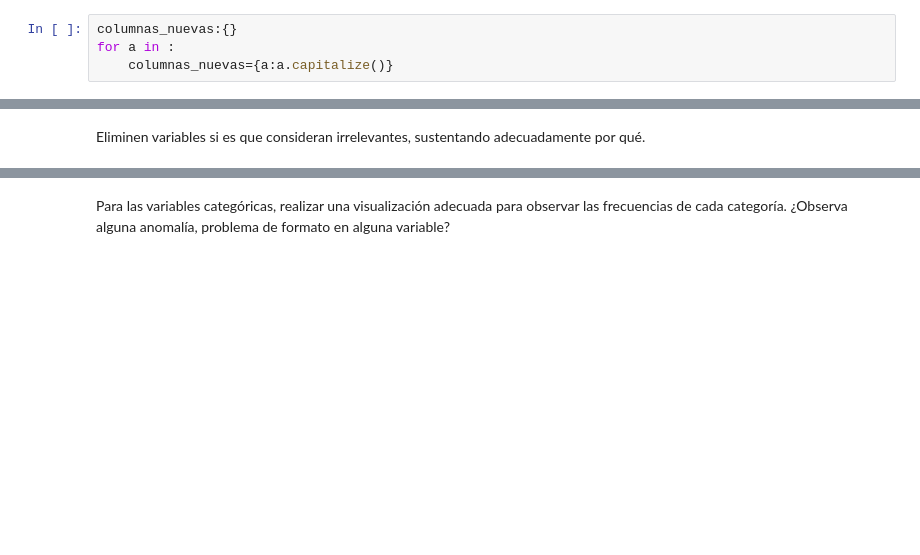
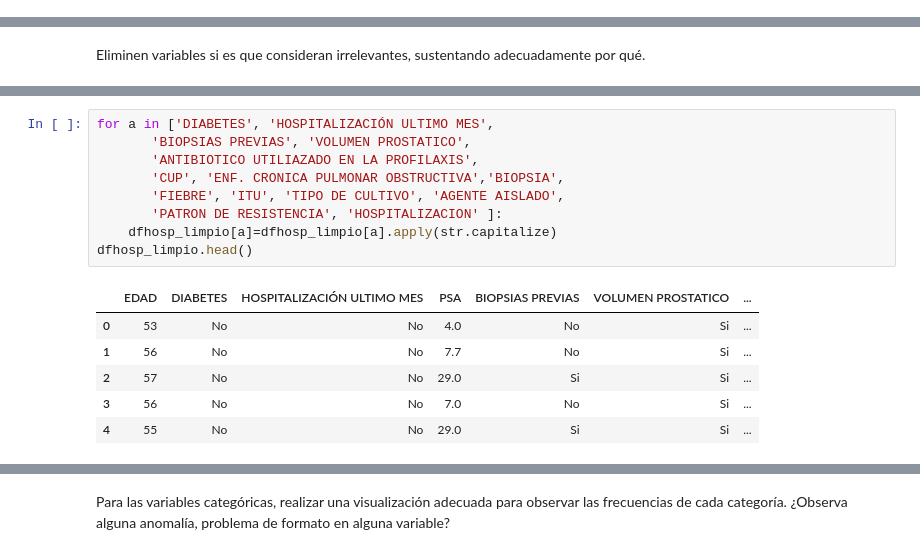
Before and after one commit to JUrielCerecero/proyecto-machine-learning-clasificacion-enfermedades, a Jupyter notebook: Proyecto_Integrador_2A_Preparacion_de_datos.ipynb, the cells around one changed output, grey strips where cells are left out. Cells and saved outputs as stored; diff of their text form; blank space fills up the shorter version.

```diff
--- a/Proyecto_Integrador_2A_Preparacion_de_datos.ipynb
+++ b/Proyecto_Integrador_2A_Preparacion_de_datos.ipynb
@@ -158,4 +155,0 @@ columnas.remove(['PSA','CUP',ITU])
-# %%
-columnas_nuevas:{}
-for a in :
-    columnas_nuevas={a:a.capitalize()}
@@ -192,0 +234,16 @@ Si encontraron datos atípicos, ¿Imputarán o eliminarán los valores? Sustenta
+# %%
+for a in ['DIABETES', 'HOSPITALIZACIÓN ULTIMO MES',
+       'BIOPSIAS PREVIAS', 'VOLUMEN PROSTATICO',
+       'ANTIBIOTICO UTILIAZADO EN LA PROFILAXIS',
+       'CUP', 'ENF. CRONICA PULMONAR OBSTRUCTIVA','BIOPSIA',
+       'FIEBRE', 'ITU', 'TIPO DE CULTIVO', 'AGENTE AISLADO',
+       'PATRON DE RESISTENCIA', 'HOSPITALIZACION' ]:
+    dfhosp_limpio[a]=dfhosp_limpio[a].apply(str.capitalize)
+dfhosp_limpio.head()
+# %% [output]
+|  | EDAD | DIABETES | HOSPITALIZACIÓN ULTIMO MES | PSA | BIOPSIAS PREVIAS | VOLUMEN PROSTATICO | ... |
+| 0 | 53 | No | No | 4.0 | No | Si | ... |
+| 1 | 56 | No | No | 7.7 | No | Si | ... |
+| 2 | 57 | No | No | 29.0 | Si | Si | ... |
+| 3 | 56 | No | No | 7.0 | No | Si | ... |
+| 4 | 55 | No | No | 29.0 | Si | Si | ... |
```
Also changed, not shown: parts of 20 cells of this notebook.
